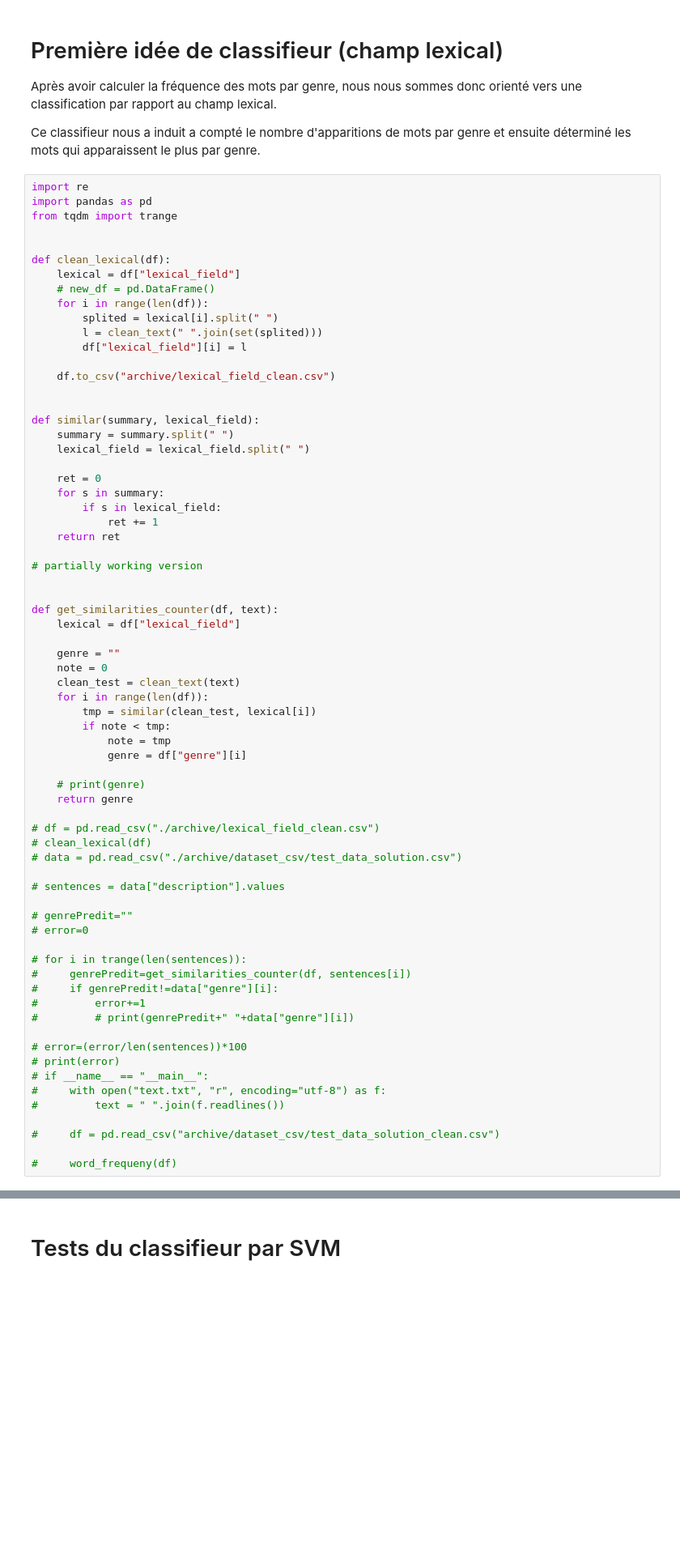
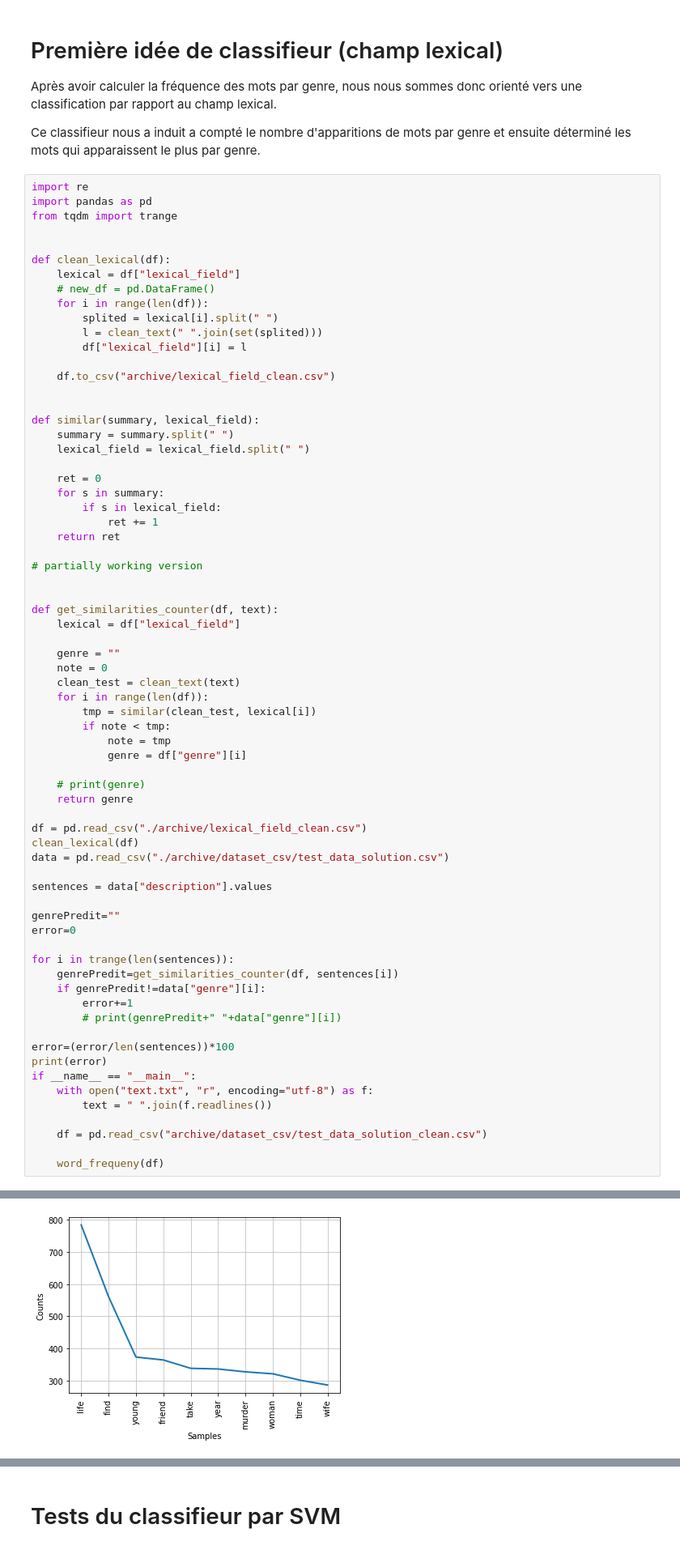
Before and after one commit to margauxschmied/TATIA, a Jupyter notebook: main.ipynb, the cells around one changed output, grey strips where cells are left out. Shown at 81% size. Cells and saved outputs as stored; diff of their text form; blank space fills up the shorter version.

```diff
--- a/main.ipynb
+++ b/main.ipynb
@@ -223,27 +223,28 @@ def get_similarities_counter(df, text):
     # print(genre)
     return genre
 
-# df = pd.read_csv("./archive/lexical_field_clean.csv")
-# clean_lexical(df)
-# data = pd.read_csv("./archive/dataset_csv/test_data_solution.csv")
+df = pd.read_csv("./archive/lexical_field_clean.csv")
+clean_lexical(df)
+data = pd.read_csv("./archive/dataset_csv/test_data_solution.csv")
 
-# sentences = data["description"].values
+sentences = data["description"].values
 
-# genrePredit=""
-# error=0
+genrePredit=""
+error=0
 
-# for i in trange(len(sentences)):
-#     genrePredit=get_similarities_counter(df, sentences[i])
-#     if genrePredit!=data["genre"][i]:
-#         error+=1
-#         # print(genrePredit+" "+data["genre"][i])
+for i in trange(len(sentences)):
+    genrePredit=get_similarities_counter(df, sentences[i])
+    if genrePredit!=data["genre"][i]:
+        error+=1
+        # print(genrePredit+" "+data["genre"][i])
 
-# error=(error/len(sentences))*100
-# print(error)
-# if __name__ == "__main__":
-#     with open("text.txt", "r", encoding="utf-8") as f:
-#         text = " ".join(f.readlines())
+error=(error/len(sentences))*100
+print(error)
+if __name__ == "__main__":
+    with open("text.txt", "r", encoding="utf-8") as f:
+        text = " ".join(f.readlines())
 
-#     df = pd.read_csv("archive/dataset_csv/test_data_solution_clean.csv")
+    df = pd.read_csv("archive/dataset_csv/test_data_solution_clean.csv")
 
-#     word_frequeny(df)
+    word_frequeny(df)
+# %% [output]
@@ -249,0 +252 @@ def get_similarities_counter(df, text):
+[figure, added]
```
Also changed, not shown: parts of 2 cells of this notebook, 12 other files.
